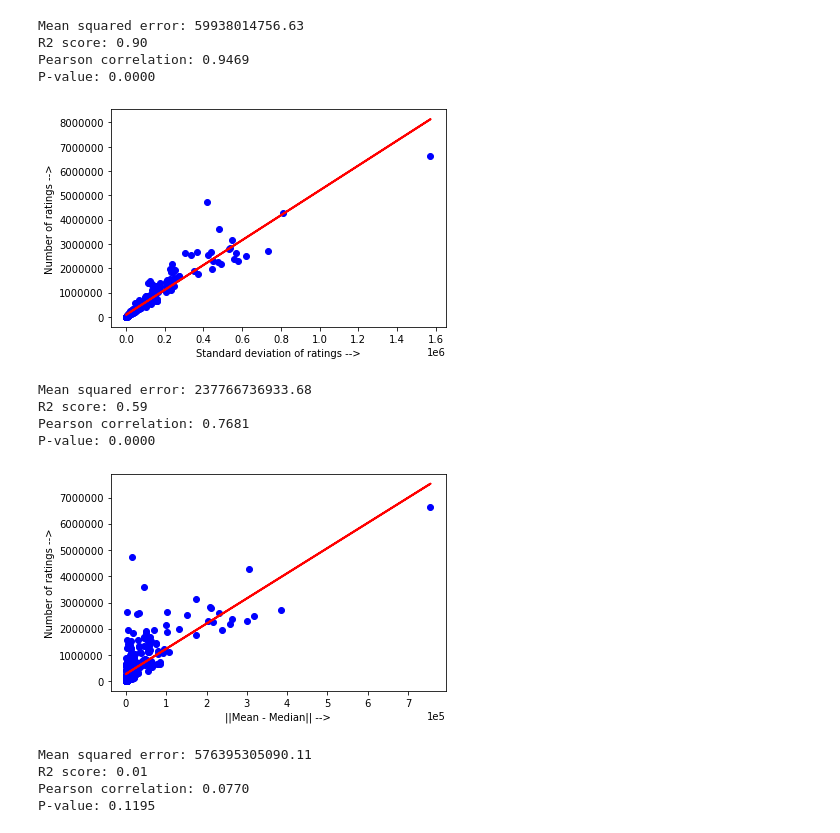
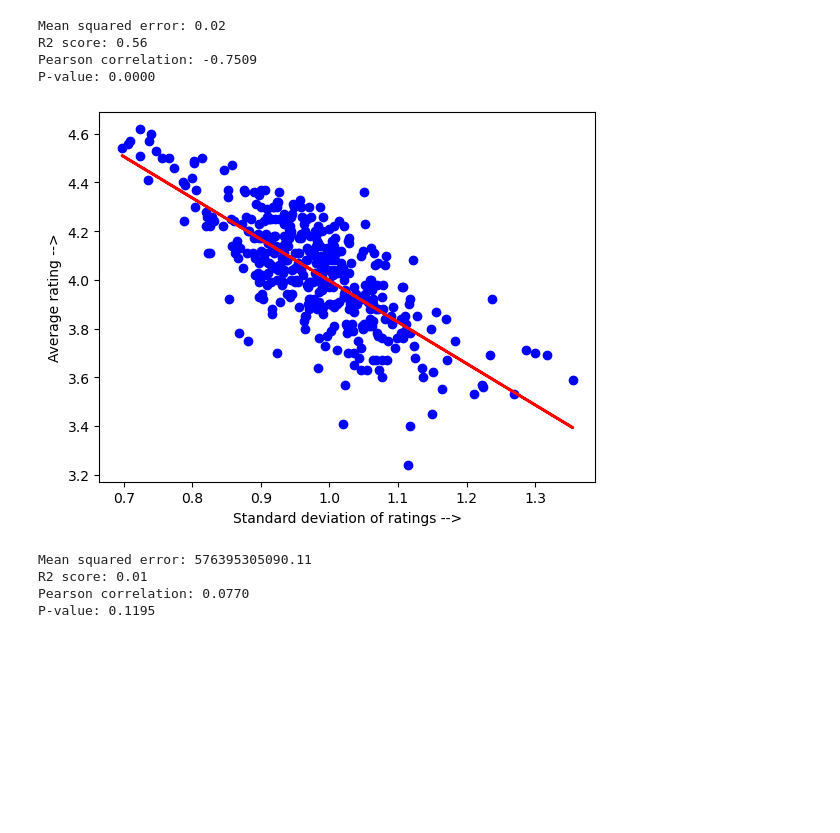
Before and after one commit to agshar96/Data-Literacy-Final-Project, a Jupyter notebook: Controversial Exploration.ipynb, the cells around one changed output. Drawn from its saved outputs; the diff is of its cells as text; code cells hidden in the pictures; blank space fills up the shorter version.

Commit message:
Fixed standard deviation and plots

```diff
--- a/Controversial Exploration.ipynb
+++ b/Controversial Exploration.ipynb
@@ -100,6 +100,30 @@ def perform_regression_analysis(X, Y):
     c = r_model.intercept_
 
     return predict_reviews_nums
+
+def calc_std_deviation(ratings, number_of_ratings):
+    ratings = ratings.to_numpy().astype('float64')
+    ## Probability of ratings is each rating divided by total ratings
+    probability_ratings = ratings/number_of_ratings
+
+    ## We now do \sum_{1}^{5} Xp(x)
+    x = np.array([5,4,3,2,1], dtype=float)
+    x = x.reshape(1,5)
+    weighted_x = x * probability_ratings
+    expected_values = np.sum(weighted_x, axis=1, keepdims=True)
+
+    ##Variance Calculation
+    diff_ratings = x - expected_values
+    diff_ratings_squared = diff_ratings**2
+
+    weighted_diff_squared = diff_ratings_squared * probability_ratings
+    variance_ratings = np.sum(weighted_diff_squared, axis=1)
+
+    stddev_ratings = np.sqrt(variance_ratings)
+
+
+    stddev_ratings = stddev_ratings.reshape(-1,1)
+    return stddev_ratings
 # %%
 # bookdataset =  pd.read_csv('BookDataset.csv')
 
@@ -108,12 +132,13 @@ ratings = bookdataset[['RatingDist5', 'RatingDist4', 'RatingDist3', 'RatingDist2
 number_of_ratings = bookdataset[['RatingDistTotal']].to_numpy().reshape(-1,1)
 
 ## Perform regression analysis by taking standard deviation of ratings as "Controversy Score"
-def do_std_dev_analysis(ratings, number_of_ratings, plot_axs, plot_enable=False, ylabel = "Number of ratings -->"):
-    ratings_std_dev = np.std(ratings, axis=1).to_numpy().reshape(-1,1)
-    predictions = perform_regression_analysis(ratings_std_dev, number_of_ratings)
+def do_std_dev_analysis(ratings, number_of_ratings, regress_y, plot_axs, plot_enable=False, ylabel = "Number of ratings -->"):
+    ## Number of ratings are required for standard deviation calculation. Thus, we have separate regress_y variable.
+    ratings_std_dev = calc_std_deviation(ratings, number_of_ratings)
+    predictions = perform_regression_analysis(ratings_std_dev, regress_y)
 
     if(plot_enable):
-        create_regression_plot(ratings_std_dev, number_of_ratings, predictions, "Standard deviation of ratings -->", ylabel, plot_axs)
+        create_regression_plot(ratings_std_dev, regress_y, predictions, "Standard deviation of ratings -->", ylabel, plot_axs)
 
 ## Perform regression analysis by taking difference between mean and median of ratings as "Controversy Score"
 def do_mean_median_analysis(ratings, number_of_ratings, plot_axs, plot_enable=False, ylabel = "Number of ratings -->"):
@@ -138,22 +163,17 @@ def do_ratio_analysis(ratings, number_of_ratings, plot_axs, plot_enable=False, y
         create_regression_plot(ratio_5_1, number_of_ratings, predictions, "Ratio of 5star to 1star -->", ylabel, plot_axs)
 # %%
 fig, axs = plt.subplots()
-do_std_dev_analysis(ratings, number_of_ratings, axs, True)
+regress_y = bookdataset[['Rating']].to_numpy().reshape(-1,1)
+do_std_dev_analysis(ratings, number_of_ratings, regress_y,axs, True, "Average rating -->")
 # %% [output]
-Mean squared error: 59938014756.63
-R2 score: 0.90
-Pearson correlation: 0.9469
+Mean squared error: 0.02
+R2 score: 0.56
+Pearson correlation: -0.7509
 P-value: 0.0000
-[figure, old version]
+[figure, new version]
 # %%
-fig, axs = plt.subplots()
-do_mean_median_analysis(ratings, number_of_ratings, axs, True)
+# fig, axs = plt.subplots()
+# do_mean_median_analysis(ratings, number_of_ratings, axs, True)
-# %% [output]
-Mean squared error: 237766736933.68
-R2 score: 0.59
-Pearson correlation: 0.7681
-P-value: 0.0000
-[figure, removed]
 # %%
 fig, axs = plt.subplots()
 do_ratio_analysis(ratings, number_of_ratings, axs, True)
```
Also changed, not shown: parts of 3 cells of this notebook.
